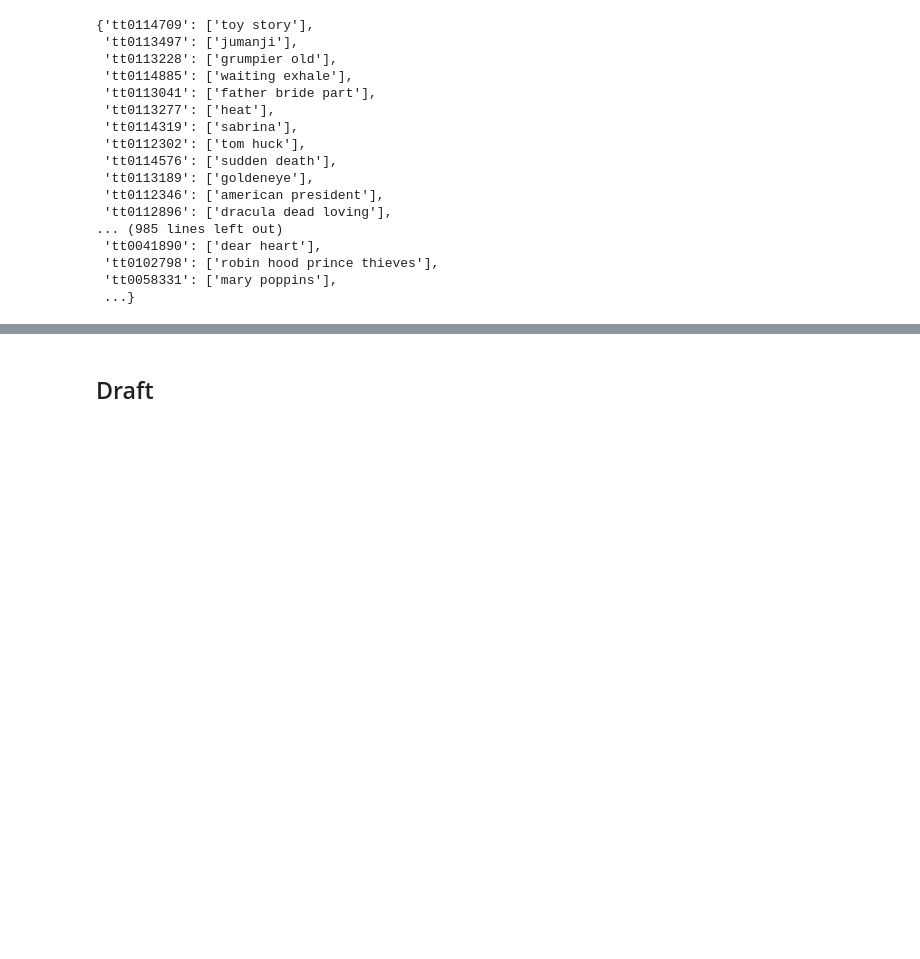
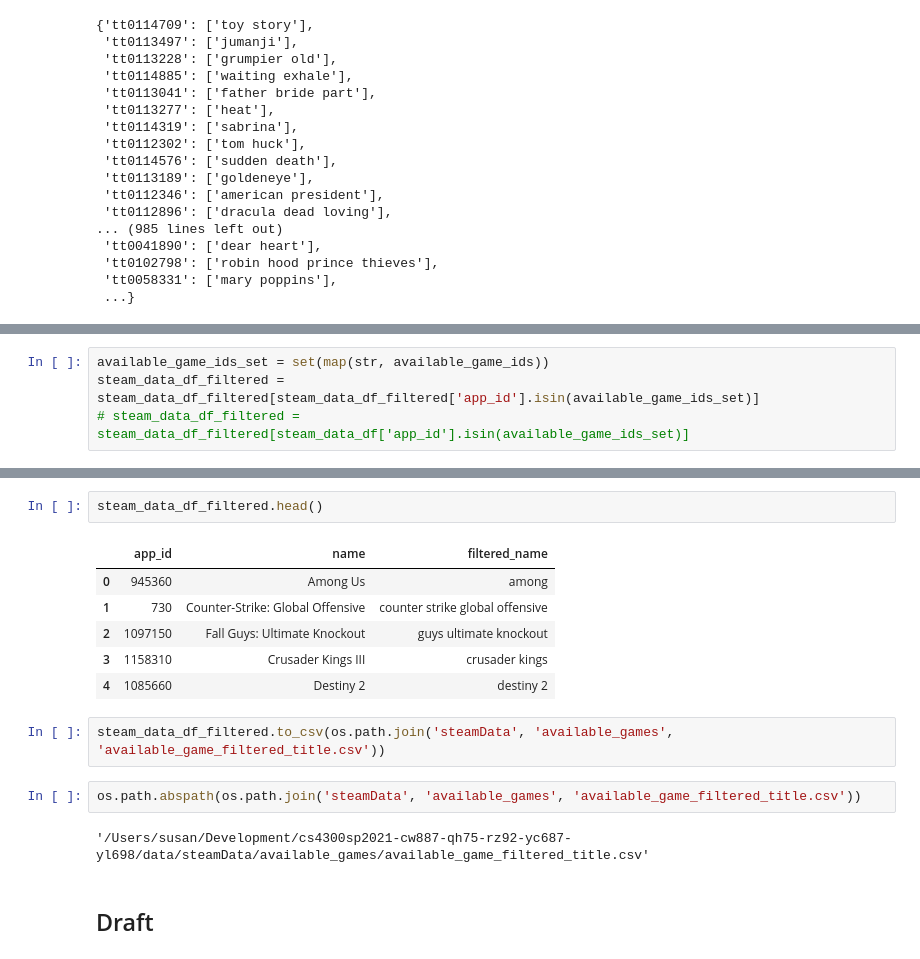
Before and after one commit to viviancaiyw/CS4300, a Jupyter notebook: data/titles_analysis.ipynb, the cells around one changed output, grey strips where cells are left out. Drawn from its saved outputs; the diff is of its cells as text; blank space fills up the shorter version.

```diff
--- a/data/titles_analysis.ipynb
+++ b/data/titles_analysis.ipynb
@@ -457,0 +460,4 @@ mov_id_to_filtered_title
+# %%
+available_game_ids_set = set(map(str, available_game_ids))
+steam_data_df_filtered = steam_data_df_filtered[steam_data_df_filtered['app_id'].isin(available_game_ids_set)]
+# steam_data_df_filtered = steam_data_df_filtered[steam_data_df['app_id'].isin(available_game_ids_set)]
@@ -458,3 +468,18 @@ mov_id_to_filtered_title
+# %%
+steam_data_df_filtered.head()
+# %% [output]
+|  | app_id | name | filtered_name |
+| 0 | 945360 | Among Us | among |
+| 1 | 730 | Counter-Strike: Global Offensive | counter strike global offensive |
+| 2 | 1097150 | Fall Guys: Ultimate Knockout | guys ultimate knockout |
+| 3 | 1158310 | Crusader Kings III | crusader kings |
+| 4 | 1085660 | Destiny 2 | destiny 2 |
+# %%
+steam_data_df_filtered.to_csv(os.path.join('steamData', 'available_games', 'available_game_filtered_title.csv'))
+# %%
+os.path.abspath(os.path.join('steamData', 'available_games', 'available_game_filtered_title.csv'))
+# %% [output]
+'/Users/susan/Development/cs4300sp2021-cw887-qh75-rz92-yc687-yl698/data/steamData/available_games/available_game_filtered_title.csv'
 # %% [markdown]
 ## Draft
 # %%
```
Also changed, not shown: parts of 69 cells of this notebook, 5 other files.
